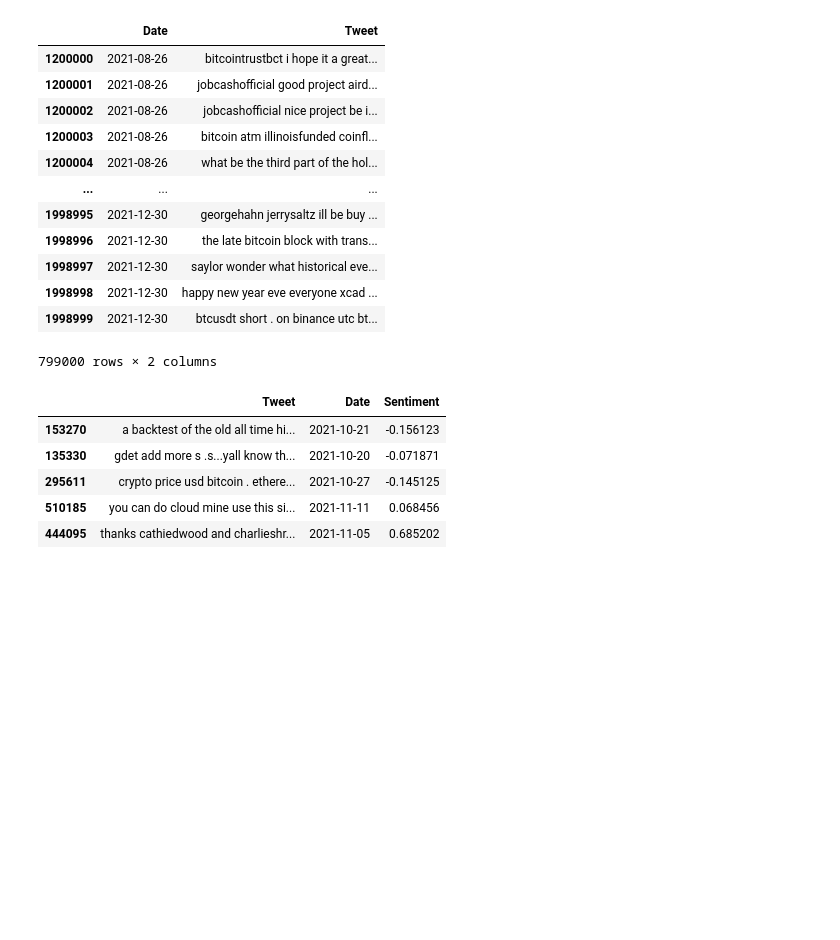
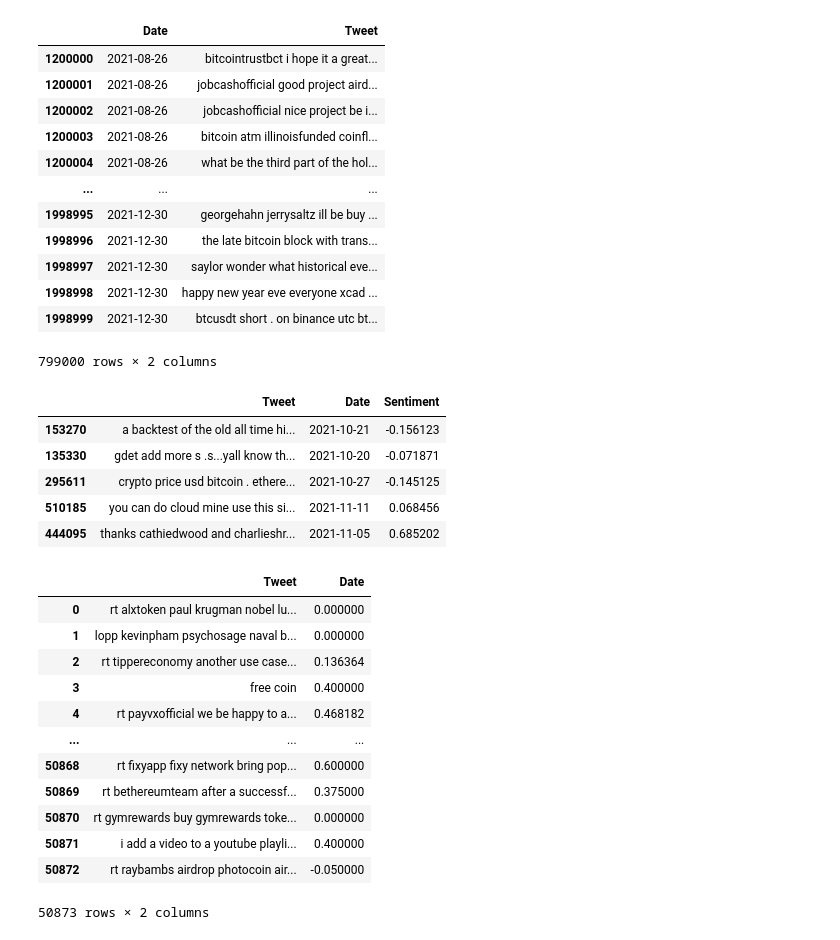
Before and after one commit to joshbrook/BTC-Sentiment-Analysis, a Jupyter notebook: preprocessing.ipynb, the cells around one changed output. Cells and saved outputs as stored; diff of their text form; code cells hidden in the pictures; blank space fills up the shorter version.

Commit message:
added old_tagged data - pls merge

```diff
--- a/preprocessing.ipynb
+++ b/preprocessing.ipynb
@@ -487,3 +487,28 @@ df.sample(5)
 | 444095 | thanks cathiedwood and charlieshr... | 2021-11-05 | 0.685202 |
 # %%
 df.to_csv("data/big_tagged.csv")
+# %%
+import pandas as pd
+
+old = pd.read_csv("data/proccessed_old.csv").drop(columns=["Unnamed: 0"])
+
+updated = []
+for tweet in old["0"]:
+    updated.append((tweet[1:-1].replace(",", "").replace("'", "")))
+
+old = pd.DataFrame(zip(updated, old["1"]), columns=["Tweet", "Date"])
+old
+# %% [output]
+|  | Tweet | Date |
+| 0 | rt alxtoken paul krugman nobel lu... | 0.000000 |
+| 1 | lopp kevinpham psychosage naval b... | 0.000000 |
+| 2 | rt tippereconomy another use case... | 0.136364 |
+| 3 | free coin | 0.400000 |
+| 4 | rt payvxofficial we be happy to a... | 0.468182 |
+| ... | ... | ... |
+| 50868 | rt fixyapp fixy network bring pop... | 0.600000 |
+| 50869 | rt bethereumteam after a successf... | 0.375000 |
+| 50870 | rt gymrewards buy gymrewards toke... | 0.000000 |
+| 50871 | i add a video to a youtube playli... | 0.400000 |
+| 50872 | rt raybambs airdrop photocoin air... | -0.050000 |
+50873 rows × 2 columns
```
Also changed, not shown: parts of 4 cells of this notebook, 2 other files.
